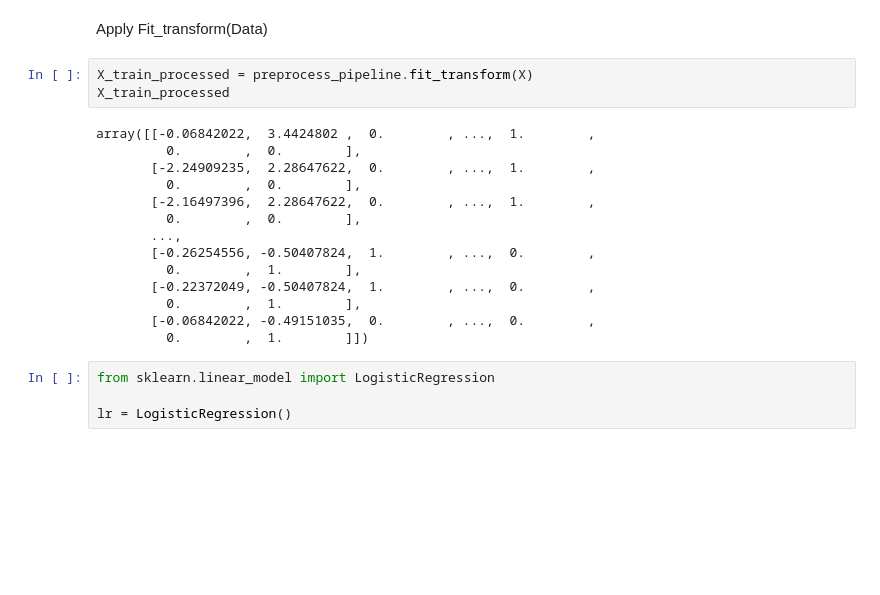
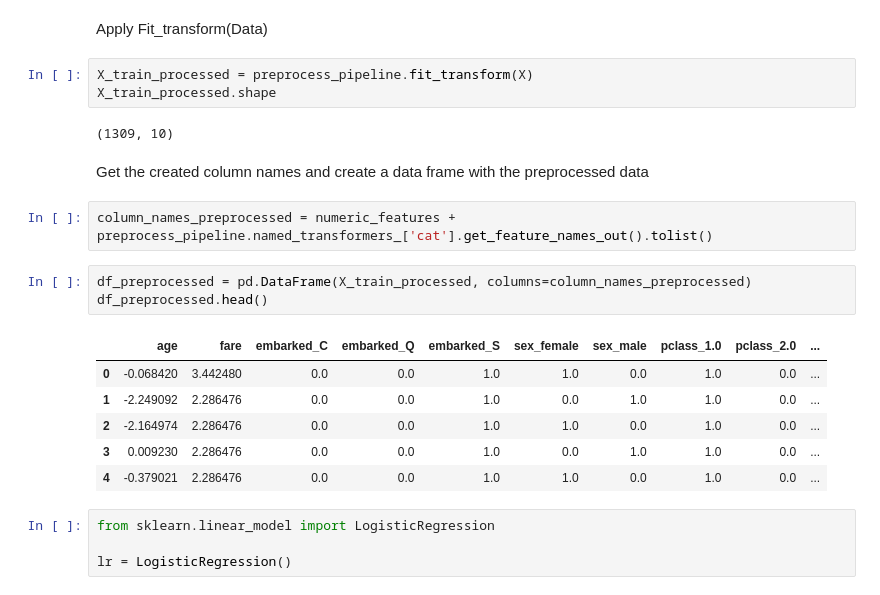
Before and after one commit to Biber76/MachineLearning, a Jupyter notebook: Combine ColumnTransformer and Pipeline.ipynb, the cells around one changed output. Cells and saved outputs as stored; diff of their text form; blank space fills up the shorter version.

Commit message:
Added column names from onehotencoder

```diff
--- a/Combine ColumnTransformer and Pipeline.ipynb
+++ b/Combine ColumnTransformer and Pipeline.ipynb
@@ -235,21 +235,23 @@ preprocess_pipeline = ColumnTransformer([
 Apply Fit_transform(Data)
 # %%
 X_train_processed = preprocess_pipeline.fit_transform(X)
-X_train_processed
+X_train_processed.shape
 # %% [output]
-array([[-0.06842022,  3.4424802 ,  0.        , ...,  1.        ,
-         0.        ,  0.        ],
-       [-2.24909235,  2.28647622,  0.        , ...,  1.        ,
-         0.        ,  0.        ],
-       [-2.16497396,  2.28647622,  0.        , ...,  1.        ,
-         0.        ,  0.        ],
-       ...,
-       [-0.26254556, -0.50407824,  1.        , ...,  0.        ,
-         0.        ,  1.        ],
-       [-0.22372049, -0.50407824,  1.        , ...,  0.        ,
-         0.        ,  1.        ],
-       [-0.06842022, -0.49151035,  0.        , ...,  0.        ,
-         0.        ,  1.        ]])
+(1309, 10)
+# %% [markdown]
+Get the created column names and create a data frame with the preprocessed data
+# %%
+column_names_preprocessed = numeric_features + preprocess_pipeline.named_transformers_['cat'].get_feature_names_out().tolist()
+# %%
+df_preprocessed = pd.DataFrame(X_train_processed, columns=column_names_preprocessed)
+df_preprocessed.head()
+# %% [output]
+|  | age | fare | embarked_C | embarked_Q | embarked_S | sex_female | sex_male | pclass_1.0 | pclass_2.0 | ... |
+| 0 | -0.068420 | 3.442480 | 0.0 | 0.0 | 1.0 | 1.0 | 0.0 | 1.0 | 0.0 | ... |
+| 1 | -2.249092 | 2.286476 | 0.0 | 0.0 | 1.0 | 0.0 | 1.0 | 1.0 | 0.0 | ... |
+| 2 | -2.164974 | 2.286476 | 0.0 | 0.0 | 1.0 | 1.0 | 0.0 | 1.0 | 0.0 | ... |
+| 3 | 0.009230 | 2.286476 | 0.0 | 0.0 | 1.0 | 0.0 | 1.0 | 1.0 | 0.0 | ... |
+| 4 | -0.379021 | 2.286476 | 0.0 | 0.0 | 1.0 | 1.0 | 0.0 | 1.0 | 0.0 | ... |
 # %%
 from sklearn.linear_model import LogisticRegression
 
```
Also changed, not shown: parts of 1 cell of this notebook.
